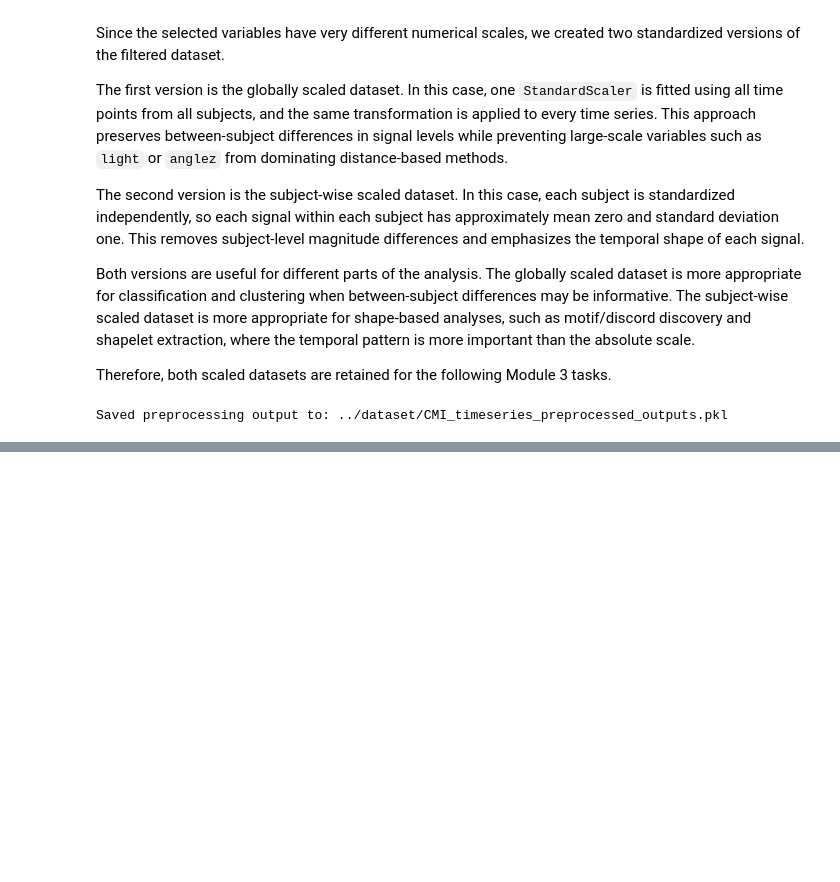
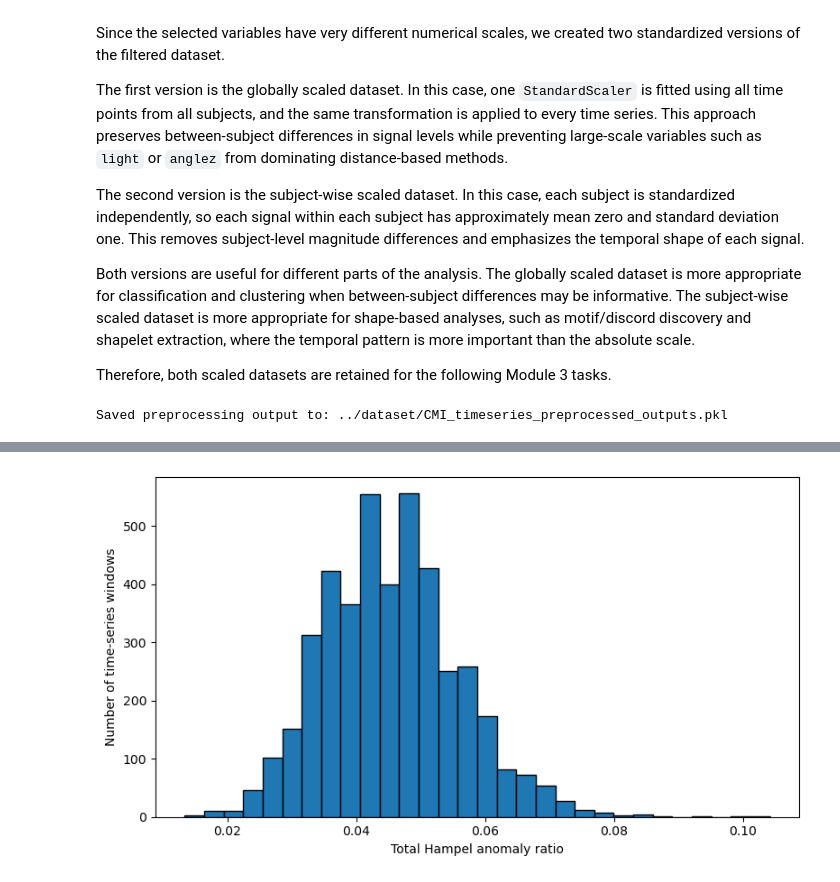
Before and after one commit to lorenzobuccolini03/Data-Mining---Advanced-Topics, a Jupyter notebook: Time Series Analysis/Preprocessing.ipynb, the cells around one changed output, grey strips where cells are left out. Saved outputs shown, nothing was run; the diff lists cells and outputs as text; code cells hidden in the pictures; blank space fills up the shorter version.

```diff
--- a/Time Series Analysis/Preprocessing.ipynb
+++ b/Time Series Analysis/Preprocessing.ipynb
@@ -1297,0 +1724,18 @@ Saved preprocessing output to: ../dataset/CMI_timeseries_preprocessed_outputs.pk
+# %%
+# Plot distribution of total Hampel anomaly ratio across time-series windows
+
+plt.figure(figsize=(8, 4.5))
+
+plt.hist(
+    hampel_summary_df["total_anomaly_ratio"],
+    bins=30,
+    edgecolor="black"
+)
+
+plt.xlabel("Total Hampel anomaly ratio")
+plt.ylabel("Number of time-series windows")
+
+plt.tight_layout()
+plt.show()
+# %% [output]
+[figure, added]
```
Also changed, not shown: parts of 15 cells of this notebook, 3 other files.
